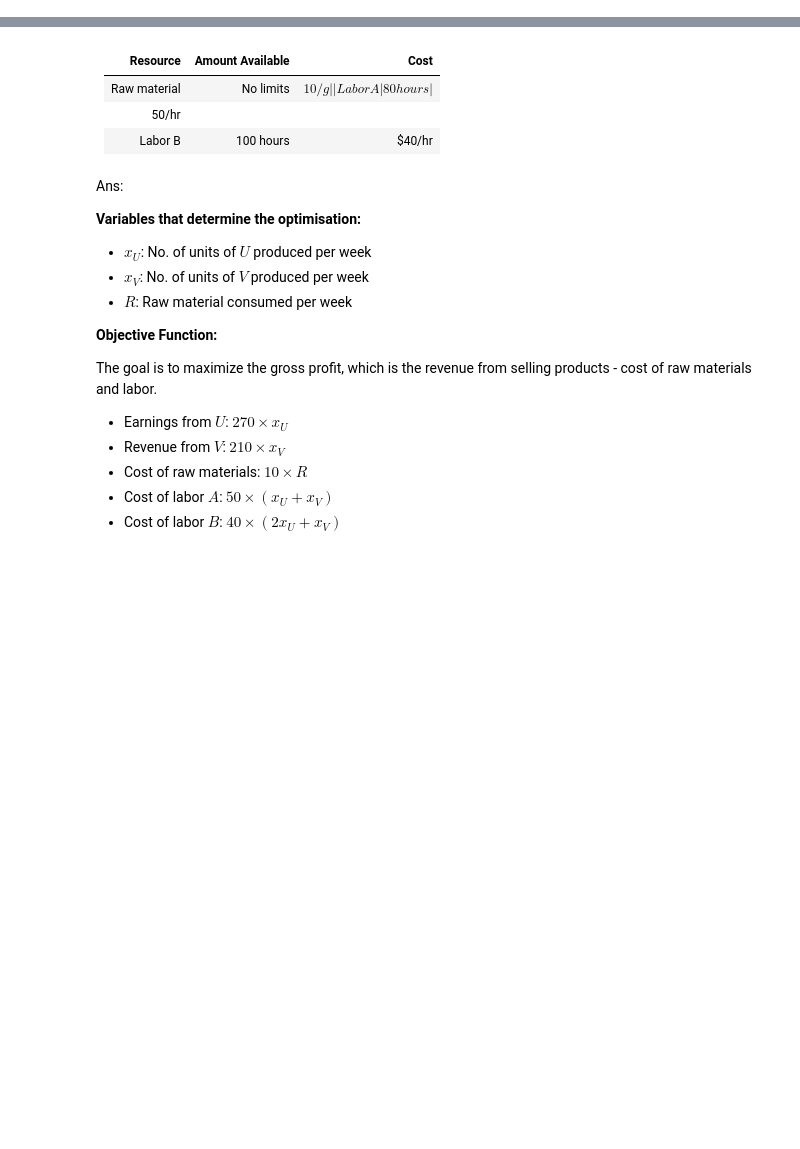
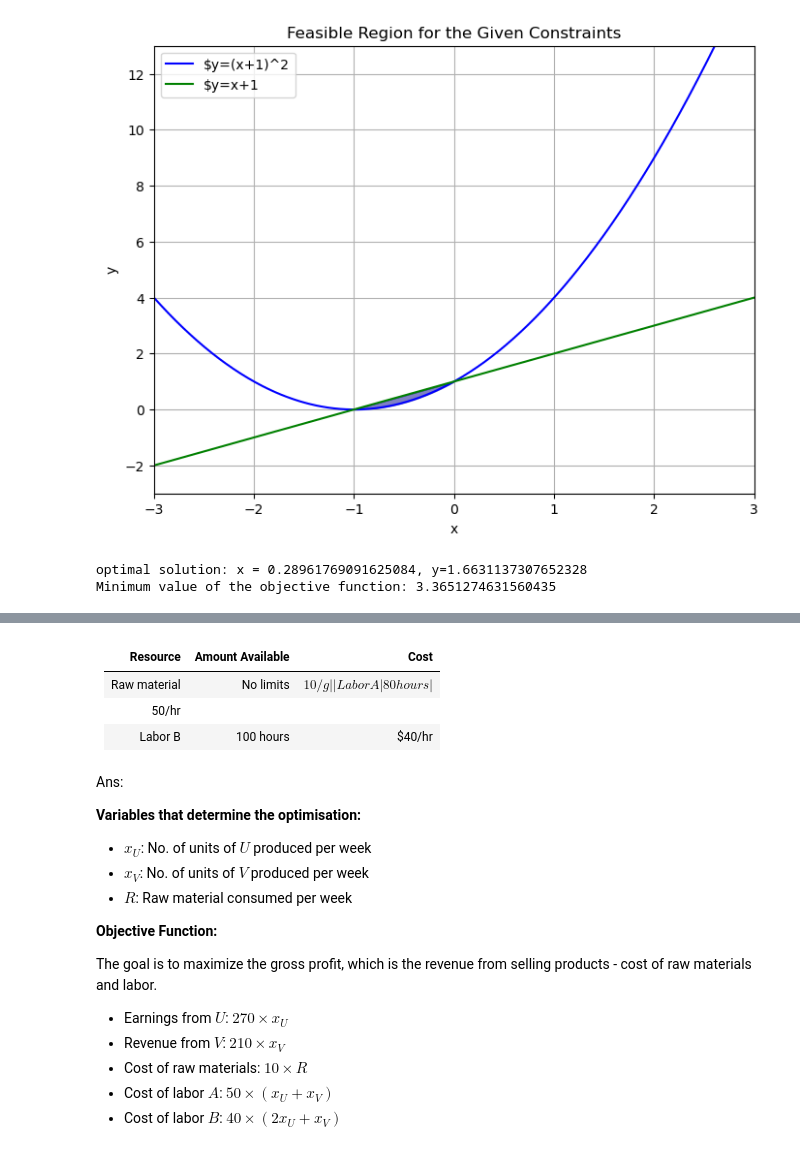
Before and after one commit to utkarshpant/6304, a Jupyter notebook: Project 1.ipynb, the cells around one changed output, grey strips where cells are left out. Cells and saved outputs as stored; diff of their text form; code cells hidden in the pictures; blank space fills up the shorter version.

```diff
--- a/Project 1.ipynb
+++ b/Project 1.ipynb
@@ -137,0 +94,56 @@ labor.
+# %%
+#Array of X values
+x_vals = np.linspace(-3,3,500)
+
+#Constraints
+y1_vals = (x_vals + 1)**2
+y2_vals = x_vals + 1
+
+#Create the plot
+plt.figure(figsize=(8,6))
+plt.plot(x_vals, y1_vals, label=r'$y=(x+1)^2', color = 'blue')
+plt.plot(x_vals, y2_vals, label=r'$y=x+1',color='green')
+
+#Fill the area under y = (x_vals +1)**2
+plt.fill_between(x_vals, y1_vals, y2_vals, where=(y2_vals >= y1_vals), interpolate = True, color='darkblue', alpha = 0.5)
+
+# Labels and title
+plt.title('Feasible Region for the Given Constraints')
+plt.xlabel('x')
+plt.ylabel('y')
+
+#Dsiplay the feasible region
+plt.legend()
+plt.grid(True)
+plt.xlim([-3,3])
+plt.ylim([-3,13])
+plt.show()
+# %% [output]
+[figure, added]
+# %%
+def obj_func(cars):
+    x,y=cars
+    return (x-2)**2 + (y-1)**2
+
+def con1(cars):
+    x,y=cars
+    return y-(x+1)**2
+
+def con2(cars):
+    x,y=cars
+    return y-(x+1)
+
+initial_guess = [0,0]
+
+constraints = [
+                {'type': 'ineq', 'fun': con1},
+                {'type': 'ineq', 'fun': con2}
+            ]
+
+result = minimize(obj_func, initial_guess, constraints=constraints)
+
+print(f"optimal solution: x = {result.x[0]}, y={result.x[1]}")
+print(f"Minimum value of the objective function: {result.fun}")
+# %% [output]
+optimal solution: x = 0.28961769091625084, y=1.6631137307652328
+Minimum value of the objective function: 3.3651274631560435
```
Also changed, not shown: parts of 33 cells of this notebook.
